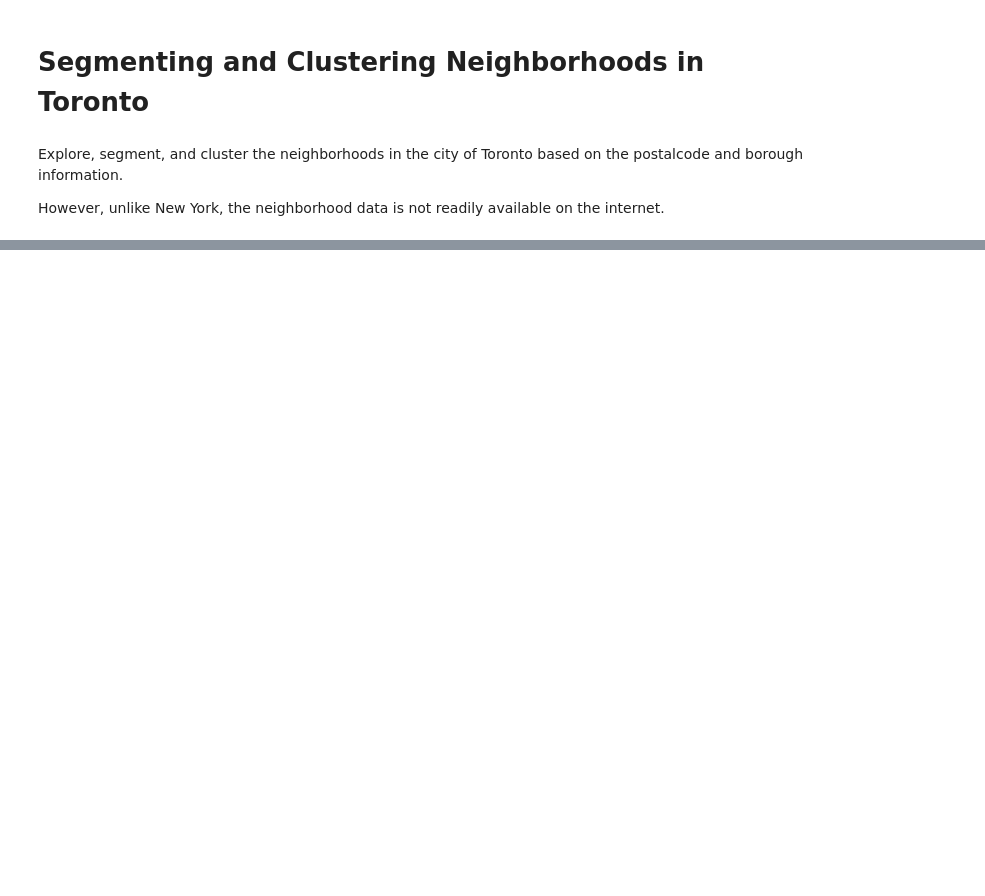
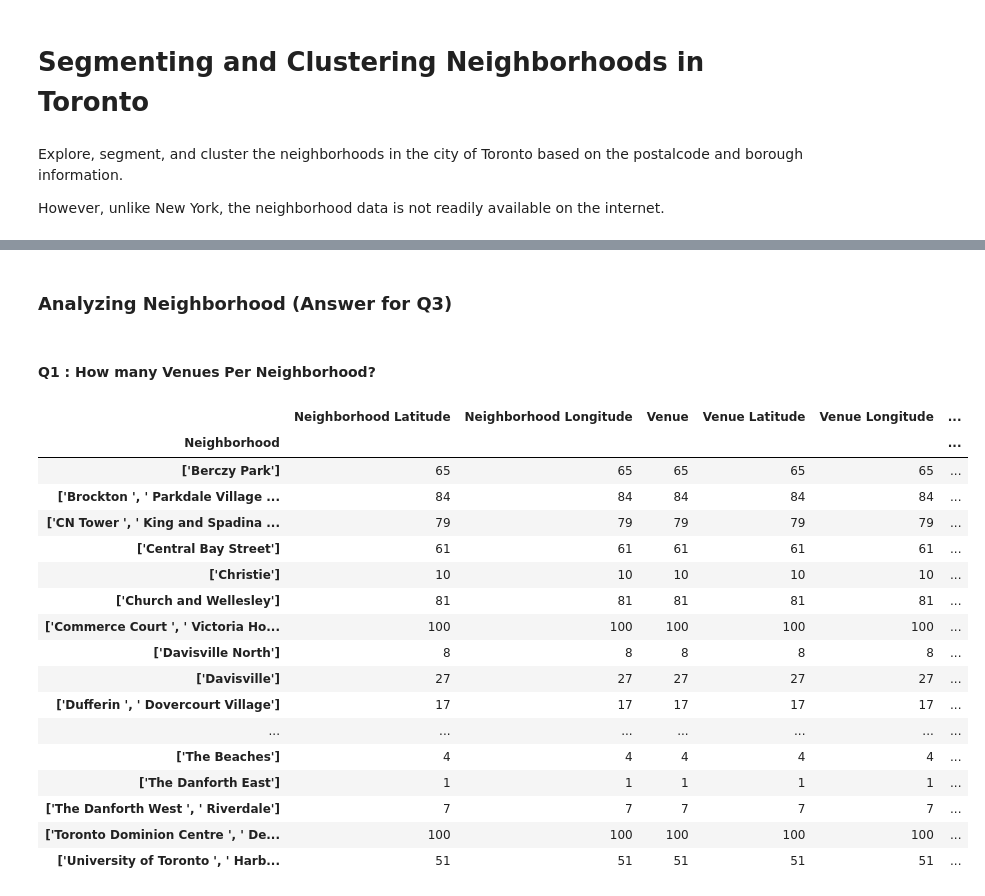
Before and after one commit to Stanley-Chan/Coursera_Capstone, a Jupyter notebook: Segmenting and Clustering Neighborhoods in Toronto.ipynb, the cells around one changed output, grey strips where cells are left out. Drawn from its saved outputs; the diff is of its cells as text; code cells hidden in the pictures; blank space fills up the shorter version.

```diff
--- a/Segmenting and Clustering Neighborhoods in Toronto.ipynb
+++ b/Segmenting and Clustering Neighborhoods in Toronto.ipynb
@@ -119,0 +120,13 @@ M8Z [43.62513000000007, -79.52680999999995]
+# %%
+#Define parameters
+address = 'Toronto'
+
+geolocator = Nominatim(user_agent="toronto_explorer")
+location = geolocator.geocode(address)
+latitude = location.latitude
+longitude = location.longitude
+print('The geograpical coordinate of Toronto are {}, {}.'.format(latitude, longitude))
+
+# create map of Toronto using latitude and longitude values
+map_toronto = folium.Map(location=[latitude, longitude], zoom_start=10)
+#map_toronto
@@ -119,0 +340,25 @@ M8Z [43.62513000000007, -79.52680999999995]
+# %% [markdown]
+### Analyzing Neighborhood (Answer for Q3)
+# %% [markdown]
+#### Q1 : How many Venues Per Neighborhood?
+# %%
+toronto_venues.groupby('Neighborhood').count()
+# %% [output]
+|  | Neighborhood Latitude | Neighborhood Longitude | Venue | Venue Latitude | Venue Longitude | ... |
+| Neighborhood |  |  |  |  |  | ... |
+| ['Berczy Park'] | 65 | 65 | 65 | 65 | 65 | ... |
+| ['Brockton ', ' Parkdale Village ... | 84 | 84 | 84 | 84 | 84 | ... |
+| ['CN Tower ', ' King and Spadina ... | 79 | 79 | 79 | 79 | 79 | ... |
+| ['Central Bay Street'] | 61 | 61 | 61 | 61 | 61 | ... |
+| ['Christie'] | 10 | 10 | 10 | 10 | 10 | ... |
+| ['Church and Wellesley'] | 81 | 81 | 81 | 81 | 81 | ... |
+| ['Commerce Court ', ' Victoria Ho... | 100 | 100 | 100 | 100 | 100 | ... |
+| ['Davisville North'] | 8 | 8 | 8 | 8 | 8 | ... |
+| ['Davisville'] | 27 | 27 | 27 | 27 | 27 | ... |
+| ['Dufferin ', ' Dovercourt Village'] | 17 | 17 | 17 | 17 | 17 | ... |
+| ... | ... | ... | ... | ... | ... | ... |
+| ['The Beaches'] | 4 | 4 | 4 | 4 | 4 | ... |
+| ['The Danforth East'] | 1 | 1 | 1 | 1 | 1 | ... |
+| ['The Danforth West ', ' Riverdale'] | 7 | 7 | 7 | 7 | 7 | ... |
+| ['Toronto Dominion Centre ', ' De... | 100 | 100 | 100 | 100 | 100 | ... |
+| ['University of Toronto ', ' Harb... | 51 | 51 | 51 | 51 | 51 | ... |
```
Also changed, not shown: parts of 19 cells of this notebook.
